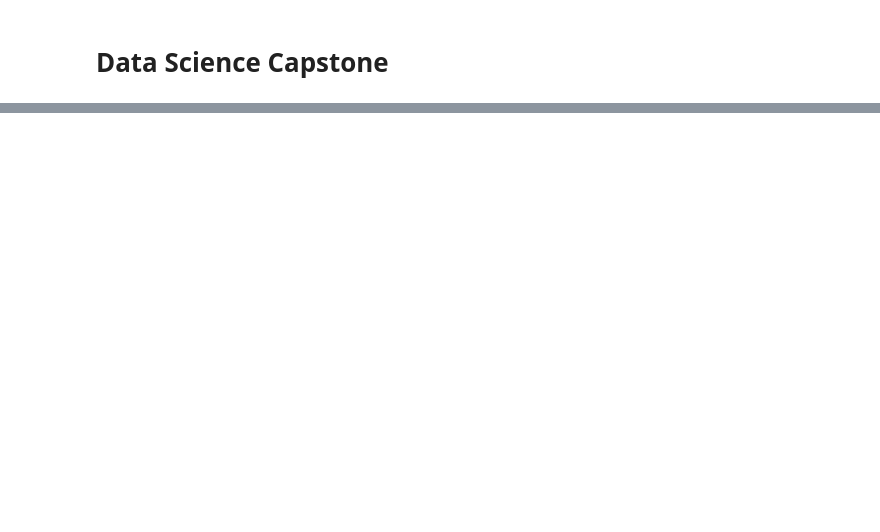
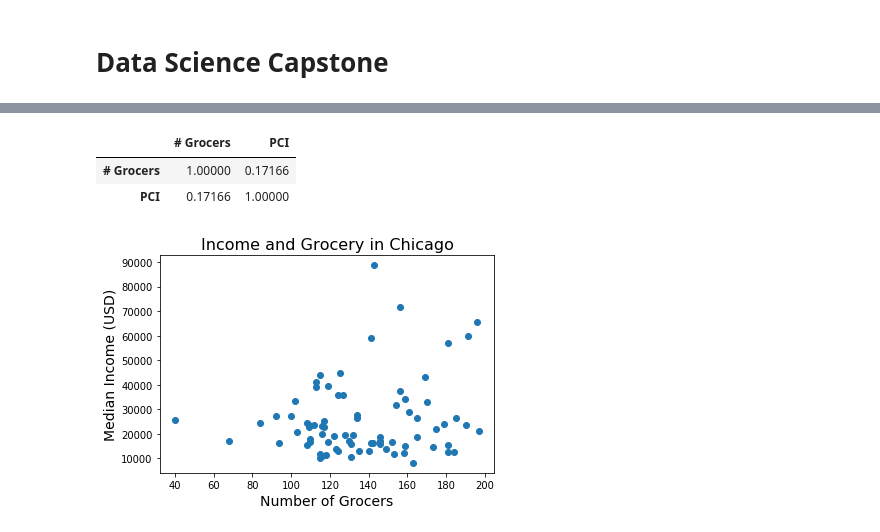
Before and after one commit to scbrown001/Coursera_Capstone, a Jupyter notebook: Data Science Capstone.ipynb, the cells around one changed output, grey strips where cells are left out. Cells and saved outputs as stored; diff of their text form; code cells hidden in the pictures; blank space fills up the shorter version.

```diff
--- a/Data Science Capstone.ipynb
+++ b/Data Science Capstone.ipynb
@@ -112,25 +96,0 @@ a.head()
-# %%
-#foursqaure API info
-CLIENT_ID = 'VYCOUITIGXOONWV3KJ34HKMDN2IAXOLBLRKF0CRIJSXXR1SJ' #  Foursquare ID
-CLIENT_SECRET = 'H0ATIVHEOUNIBDCHAVN1YOT2K5GLUT4QT1HNO3VLPU00EIKB' #  Foursquare Secret
-VERSION = '20180605' # Foursquare API version
-search_query = 'Grocery'
-radius = 3218
-LIMIT = 50
-address = 'Lincoln Square ,Chicago IL'
-Category= '4bf58dd8d48988d118951735'
-
-geolocator = Nominatim(user_agent="foursquare_agent")
-location = geolocator.geocode(address)
-latitude = location.latitude
-longitude = location.longitude
-print(latitude, longitude)
-
-url = 'https://api.foursquare.com/v2/venues/search?client_id={}&client_secret={}&ll={},{}&v={}&query={}&radius={}&limit={}&CategoryID={}'.format(CLIENT_ID, CLIENT_SECRET, latitude, longitude, VERSION, search_query, radius, LIMIT,Category)
-# %%
-results = requests.get(url).json()
-# assign relevant part of JSON to venues
-venues = results['response']['venues']
-
-# tranform venues into a dataframe
-dataframe = json_normalize(venues)
@@ -162,15 +100,15 @@ dataframe_filtered
 col1=[]#name of neighborhood
 col2=[]#number of grocery stores
 CLIENT_ID = 'VYCOUITIGXOONWV3KJ34HKMDN2IAXOLBLRKF0CRIJSXXR1SJ' #  Foursquare ID
-CLIENT_SECRET = 'H0ATIVHEOUNIBDCHAVN1YOT2K5GLUT4QT1HNO3VLPU00EIKB' #  Foursquare Secret
+CLIENT_SECRET = 'H0ATIVHEOUNIBDCHAVN1YOT2K5GLUT4QT1HNO3VLPU00EIKB' #  Foursquare
 VERSION = '20180605' # Foursquare API version
-search_query = 'Grocery'
-radius = 3218
-LIMIT = 50
+search_query = ''
+radius = 3218/2 # this sets teh radius as 1 mile from the center of each neighborhood to give us a representative sample
+LIMIT =1000
 
-
+#this block returns a JSON of each neighborhood and counts the results and adds the numbe rof results to a new frame
 for i in range(len(a)):
-    Category= '4bf58dd8d48988d118951735, 52f2ab2ebcbc57f1066b8b46, 52f2ab2ebcbc57f1066b8b45'
+    Category= '52f2ab2ebcbc57f1066b8b45,4bf58dd8d48988d118951735, 52f2ab2ebcbc57f1066b8b46' #restrict search to 3 grocery categories
     geolocator = Nominatim(user_agent="foursquare_agent")
     latitude = a['Lat'][i]
     longitude = a['Long'][i]
@@ -184,4 +122,4 @@ for i in range(len(a)):
     nresult= len(df_data)
     col1.append(a['Neighborhood'][i])
     col2.append(nresult)
-    print(a['Location'][i],'  ',nresult)
+    print(a['Location'][i],': Has',nresult,' grocers.')
@@ -197,9 +167,18 @@ df_result.head()
 # %%
 y = df_result['PCI']
 x = df_result['# Grocers']
 
 mpl.pyplot.scatter(x, y)
-df3.corr(method='pearson', min_periods=1)
+mpl.pyplot.xlabel('Number of Grocers',size=14)
+mpl.pyplot.ylabel('Median Income (USD)',size=14)
+mpl.pyplot.title('Income and Grocery in Chicago',size=16)
+
+df_result.corr(method='pearson', min_periods=1)
+# %% [output]
+|  | # Grocers | PCI |
+| # Grocers | 1.00000 | 0.17166 |
+| PCI | 0.17166 | 1.00000 |
+[figure, added]
 # %%
 mlat =np.mean(a['Lat'])
 mlong = np.mean(a['Long'])
```
Also changed, not shown: parts of 21 cells of this notebook.
